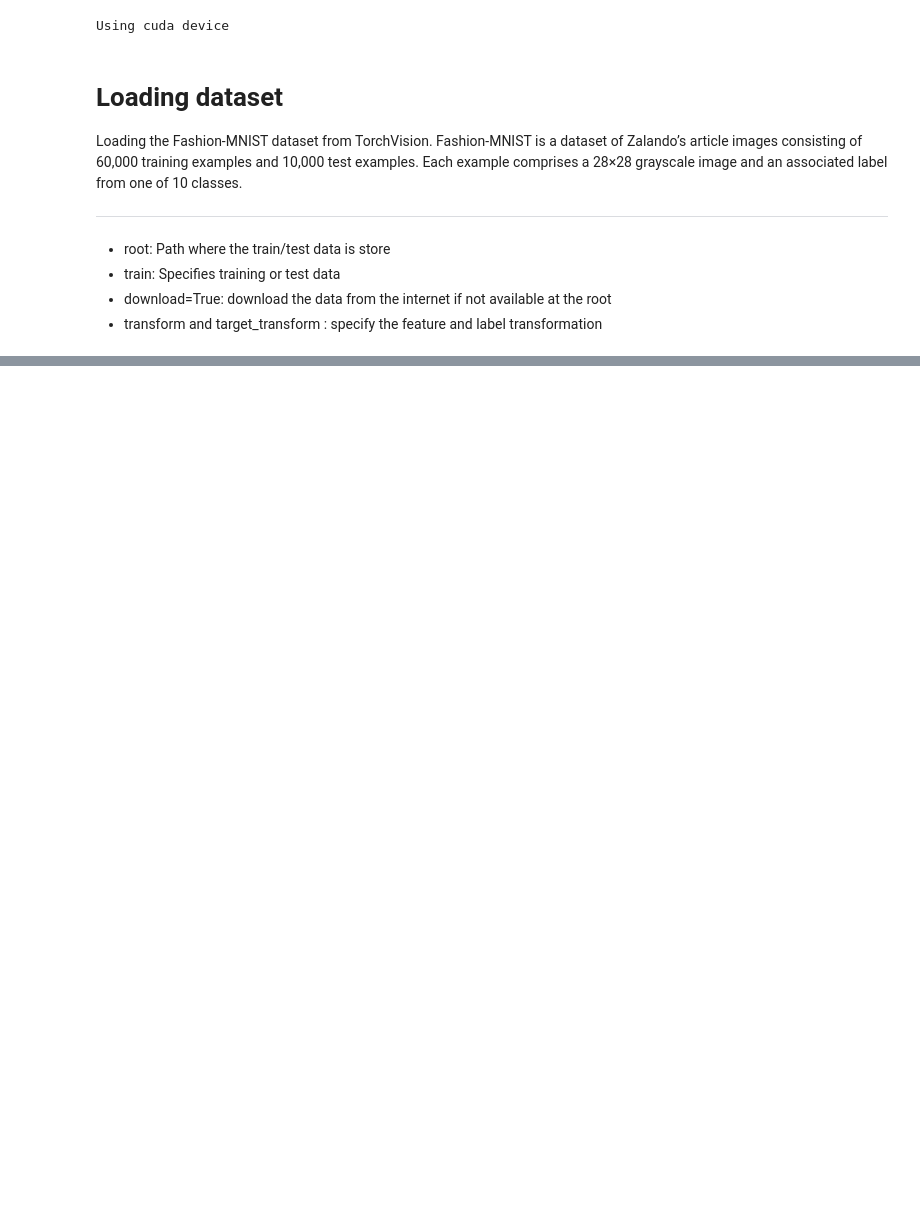
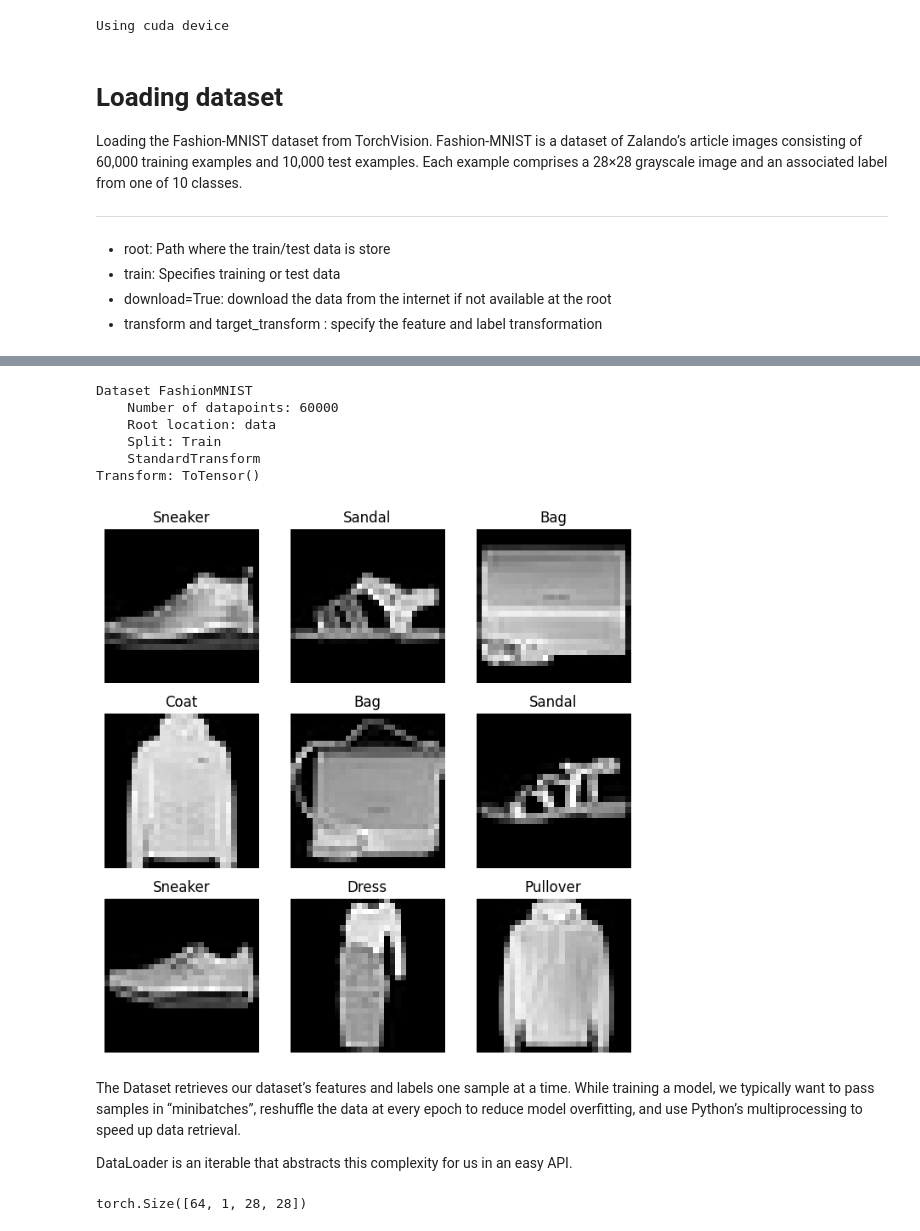
Before and after one commit to deepaksirohiwal/Deep_Learning_with_PyTorch, a Jupyter notebook: DeepLearning_with_PyTorch.ipynb, the cells around one changed output, grey strips where cells are left out. Drawn from its saved outputs; the diff is of its cells as text; code cells hidden in the pictures; blank space fills up the shorter version.

```diff
--- a/DeepLearning_with_PyTorch.ipynb
+++ b/DeepLearning_with_PyTorch.ipynb
@@ -47,0 +67,38 @@ test_data= datasets.FashionMNIST(
+# %%
+training_data
+# %% [output]
+Dataset FashionMNIST
+    Number of datapoints: 60000
+    Root location: data
+    Split: Train
+    StandardTransform
+Transform: ToTensor()
+# %%
+labels_map = {
+    0: "T-Shirt",
+    1: "Trouser",
+    2: "Pullover",
+    3: "Dress",
+    4: "Coat",
+    5: "Sandal",
+    6: "Shirt",
+    7: "Sneaker",
+    8: "Bag",
+    9: "Ankle Boot",
+}
+figure = plt.figure(figsize=(8, 8))
+cols, rows = 3, 3
+for i in range(1, cols * rows + 1):
+    sample_idx = torch.randint(len(training_data), size=(1,)).item()
+    img, label = training_data[sample_idx]
+    figure.add_subplot(rows, cols, i)
+    plt.title(labels_map[label])
+    plt.axis("off")
+    plt.imshow(img.squeeze(), cmap="gray")
+plt.show()
+# %% [output]
+[figure, added]
+# %% [markdown]
+The Dataset retrieves our dataset’s features and labels one sample at a time. While training a model, we typically want to pass samples in “minibatches”, reshuffle the data at every epoch to reduce model overfitting, and use Python’s multiprocessing to speed up data retrieval.
+
+DataLoader is an iterable that abstracts this complexity for us in an easy API.
@@ -47,0 +108,4 @@ test_data= datasets.FashionMNIST(
+# %%
+next(iter(train_dataloader))[0].size()
+# %% [output]
+torch.Size([64, 1, 28, 28])
```
Also changed, not shown: parts of 11 cells of this notebook.
